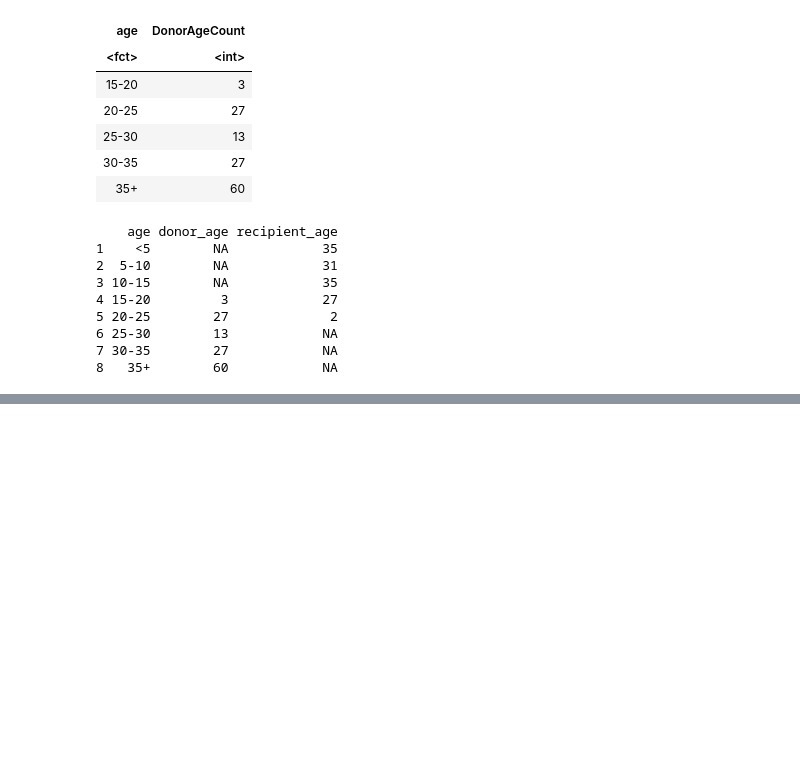
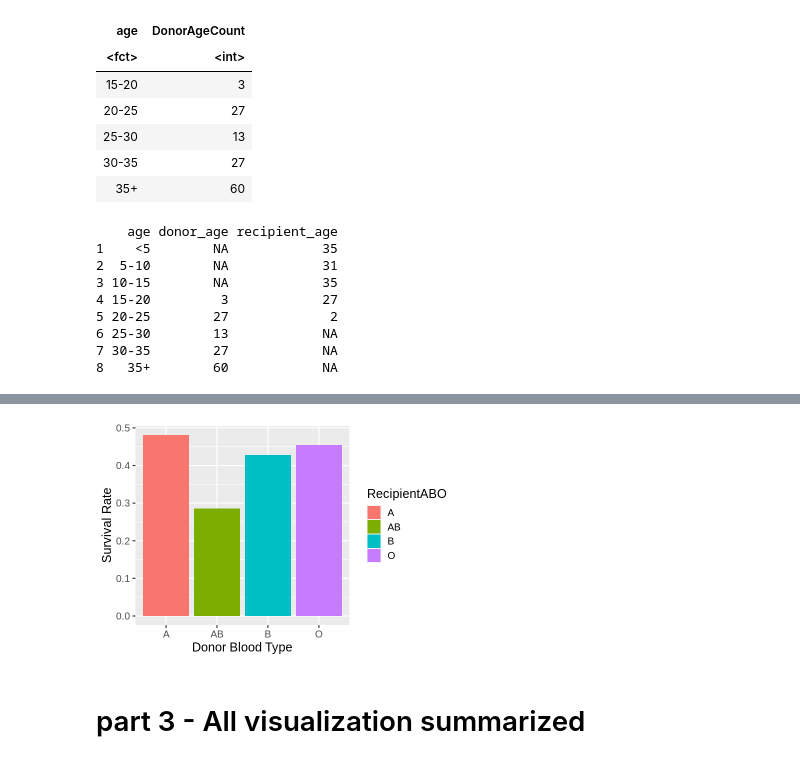
Before and after one commit to lattellie/23-03-DSCI-group-project, a Jupyter notebook: pre-visualization.ipynb, the cells around one changed output, grey strips where cells are left out. Cells and saved outputs as stored; diff of their text form; code cells hidden in the pictures; blank space fills up the shorter version.

```diff
--- a/pre-visualization.ipynb
+++ b/pre-visualization.ipynb
@@ -189,0 +240,10 @@ age_plot
+# %%
+Recipient_summarize <- blood_summarize2 |>
+group_by(RecipientABO, survival_status)|>
+summarize(count=n())|>
+pivot_wider(names_from=survival_status,
+            values_from=count) |>
+rename("survive" = "1", "death" = "0")|>
+mutate(survival_rate = survive/(death+survive))|>
+filter(RecipientABO != "NA")
+Recipient_summarize
@@ -189,0 +260,11 @@ age_plot
+# %%
+Recipient_plot <- Recipient_summarize |>
+ggplot(aes(x = as.factor(RecipientABO), y = survival_rate, fill=RecipientABO))+
+geom_bar(stat = "identity")+
+labs(x="Donor Blood Type", y = "Survival Rate")+
+theme(text = element_text(size=15))
+Recipient_plot
+# %% [output]
+[figure, added]
+# %% [markdown]
+# part 3 - All visualization summarized
```
Also changed, not shown: parts of 7 cells of this notebook.
